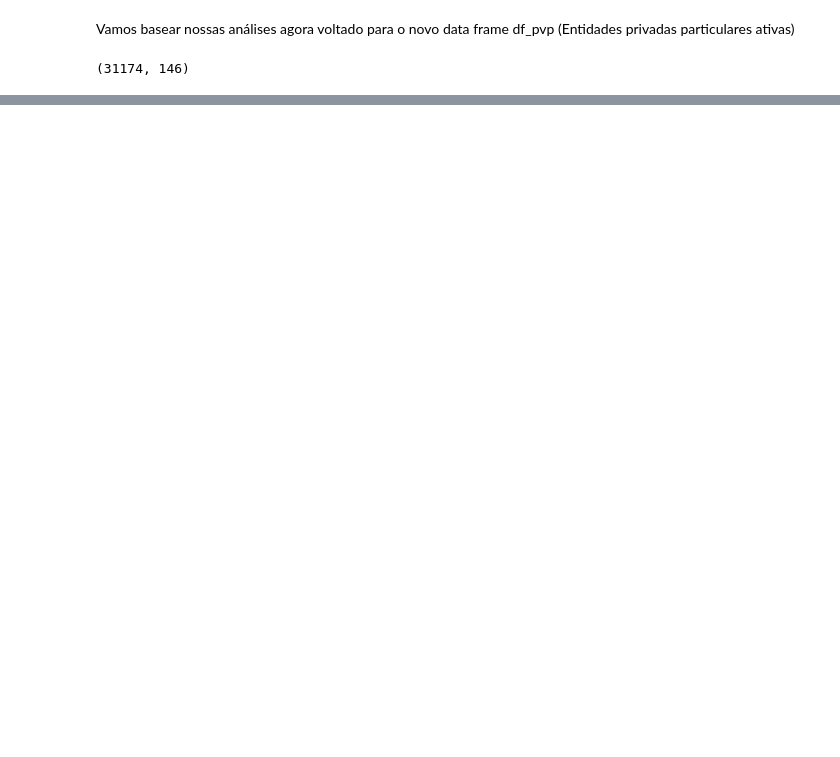
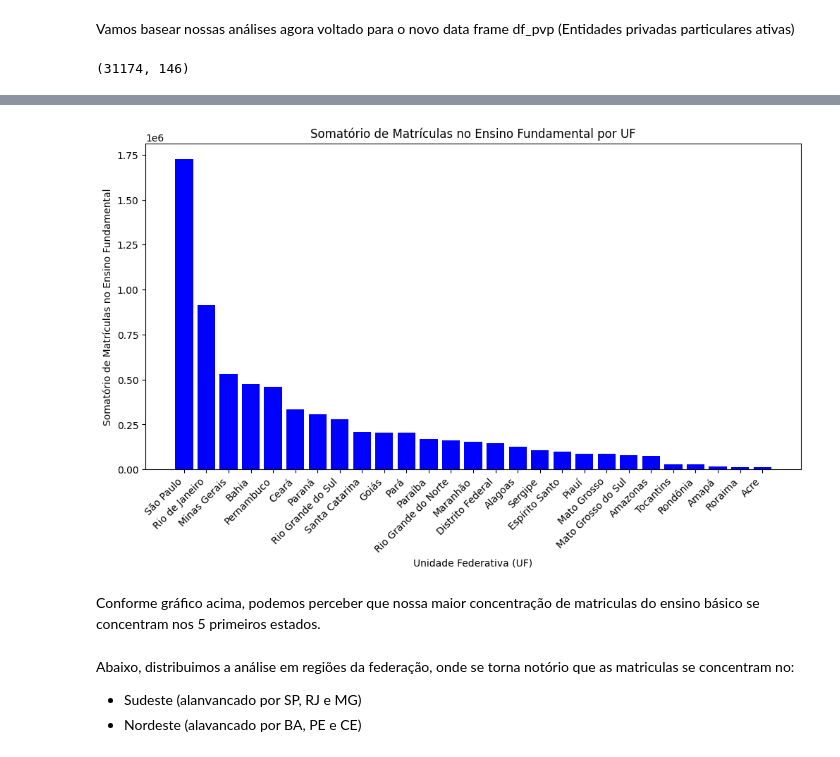
Before and after one commit to AndersonLopesbh/I.S, a Jupyter notebook: Analises IS/Script_python/Analises_IS.ipynb, the cells around one changed output, grey strips where cells are left out. Drawn from its saved outputs; the diff is of its cells as text; code cells hidden in the pictures; blank space fills up the shorter version.

```diff
--- a/Analises IS/Script_python/Analises_IS.ipynb
+++ b/Analises IS/Script_python/Analises_IS.ipynb
@@ -646,0 +640,20 @@ df_pvp.shape
+# %%
+#Gráfico relacionado
+matEst = df_pvp.groupby('NO_UF')['QT_MAT_BAS'].sum().sort_values(ascending=False).reset_index()
+
+# Criar o gráfico de barras
+plt.figure(figsize=(12, 6))
+plt.bar(matEst['NO_UF'], matEst['QT_MAT_BAS'], color='blue')
+plt.xlabel('Unidade Federativa (UF)')
+plt.ylabel('Somatório de Matrículas no Ensino Fundamental')
+plt.title('Somatório de Matrículas no Ensino Fundamental por UF')
+plt.xticks(rotation=45, ha='right')
+plt.show()
+# %% [output]
+[figure, added]
+# %% [markdown]
+Conforme gráfico acima, podemos perceber que nossa maior concentração de matriculas do ensino básico se concentram nos 5 primeiros estados.
+# %% [markdown]
+Abaixo, distribuimos a análise em regiões da federação, onde se torna notório que as matriculas se concentram no:
+* Sudeste (alanvancado por SP, RJ e MG)
+* Nordeste (alavancado por BA, PE e CE)
```
Also changed, not shown: parts of 14 cells of this notebook.
